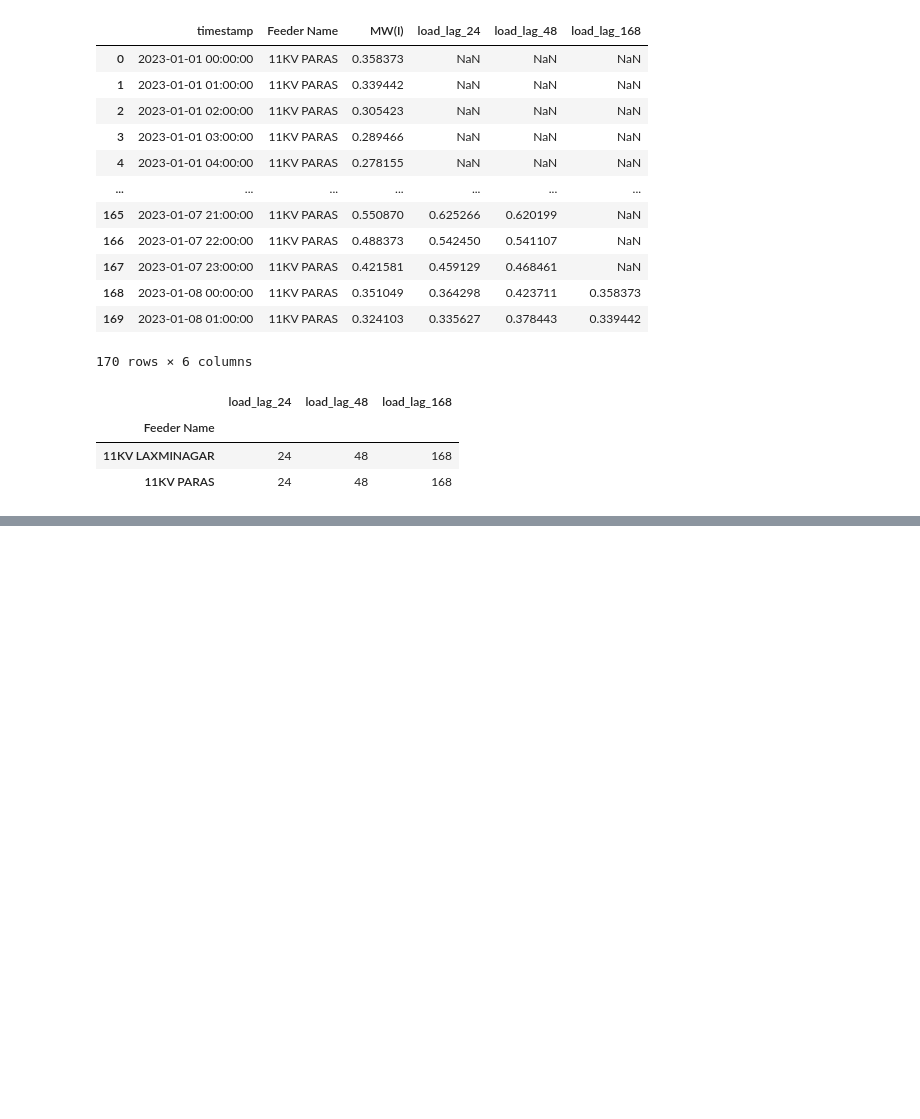
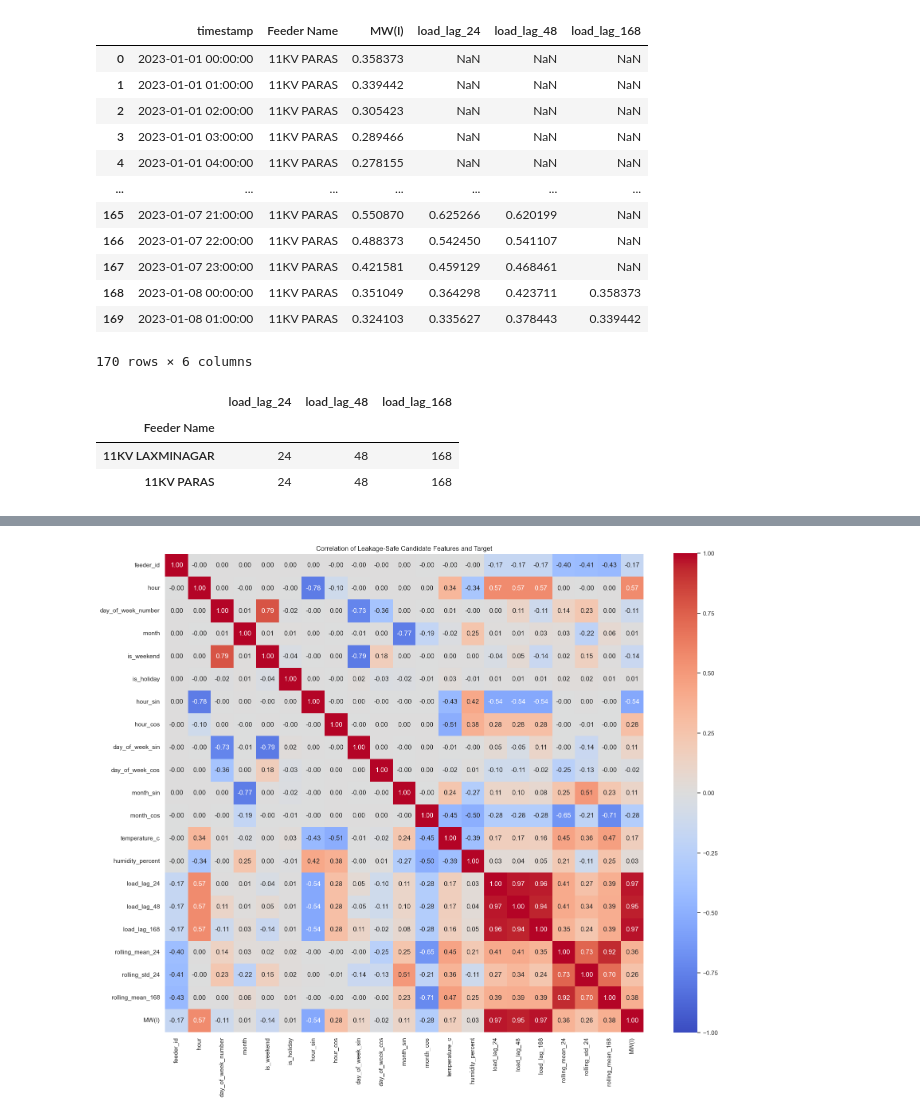
Before and after one commit to tejasstrivedi/MLDAProject, a Jupyter notebook: project.ipynb, the cells around one changed output, grey strips where cells are left out. Saved outputs shown, nothing was run; the diff lists cells and outputs as text; code cells hidden in the pictures; blank space fills up the shorter version.

```diff
--- a/project.ipynb
+++ b/project.ipynb
@@ -1118,0 +1335,16 @@ lag_missing_summary
+# %%
+model_columns = [
+    "timestamp",
+    "Feeder Name",
+    target_column,
+] + candidate_feature_columns
+
+model_data = (
+    df[model_columns]
+      .dropna(subset=candidate_feature_columns + [target_column])
+      .copy()
+)
+
+print(f"Rows before removing initial history gaps: {len(df):,}")
+print(f"Model-ready rows: {len(model_data):,}")
+print(f"Rows removed: {len(df) - len(model_data):,}")
@@ -1118,0 +1391,22 @@ lag_missing_summary
+# %%
+model_correlation_columns = candidate_feature_columns + [target_column]
+model_correlation_matrix = model_data[model_correlation_columns].corr(
+    method="pearson"
+)
+
+plt.figure(figsize=(17, 14))
+sns.heatmap(
+    model_correlation_matrix,
+    cmap="coolwarm",
+    center=0,
+    vmin=-1,
+    vmax=1,
+    annot=True,
+    fmt=".2f",
+    square=True
+)
+plt.title("Correlation of Leakage-Safe Candidate Features and Target")
+plt.tight_layout()
+plt.show()
+# %% [output]
+[figure, added]
```
Also changed, not shown: parts of 130 cells of this notebook, 4 other files.
